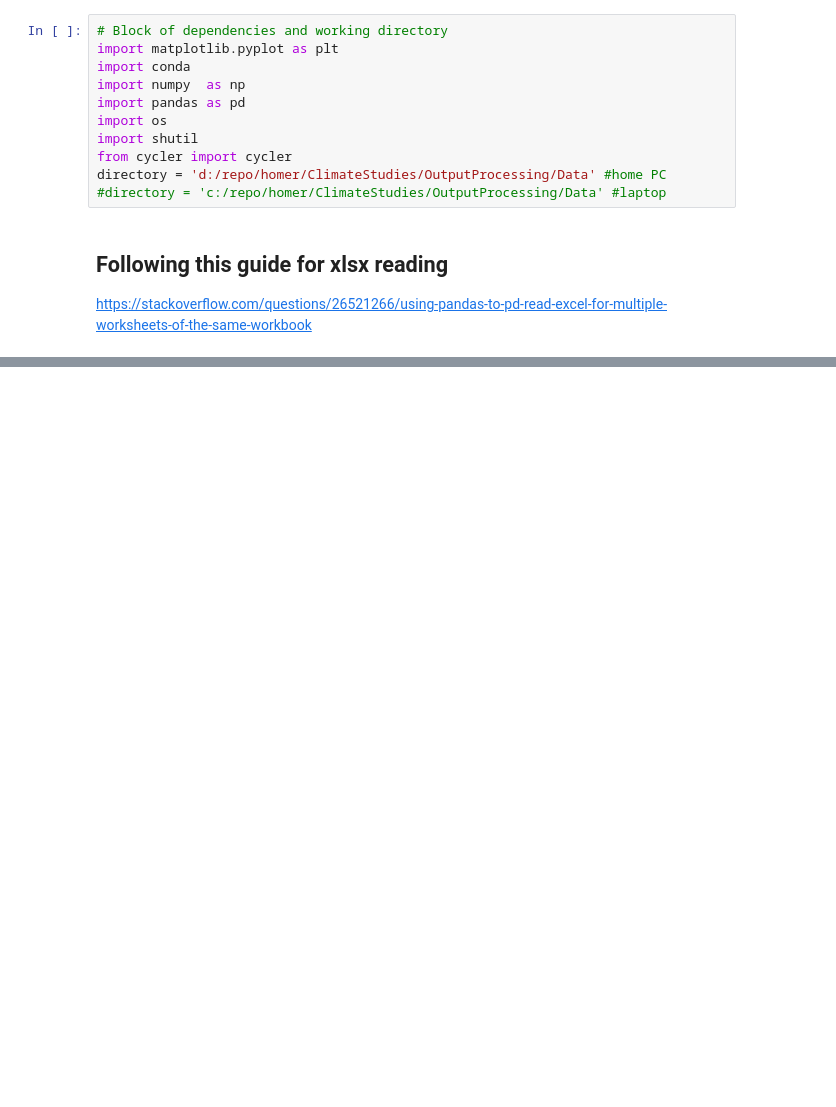
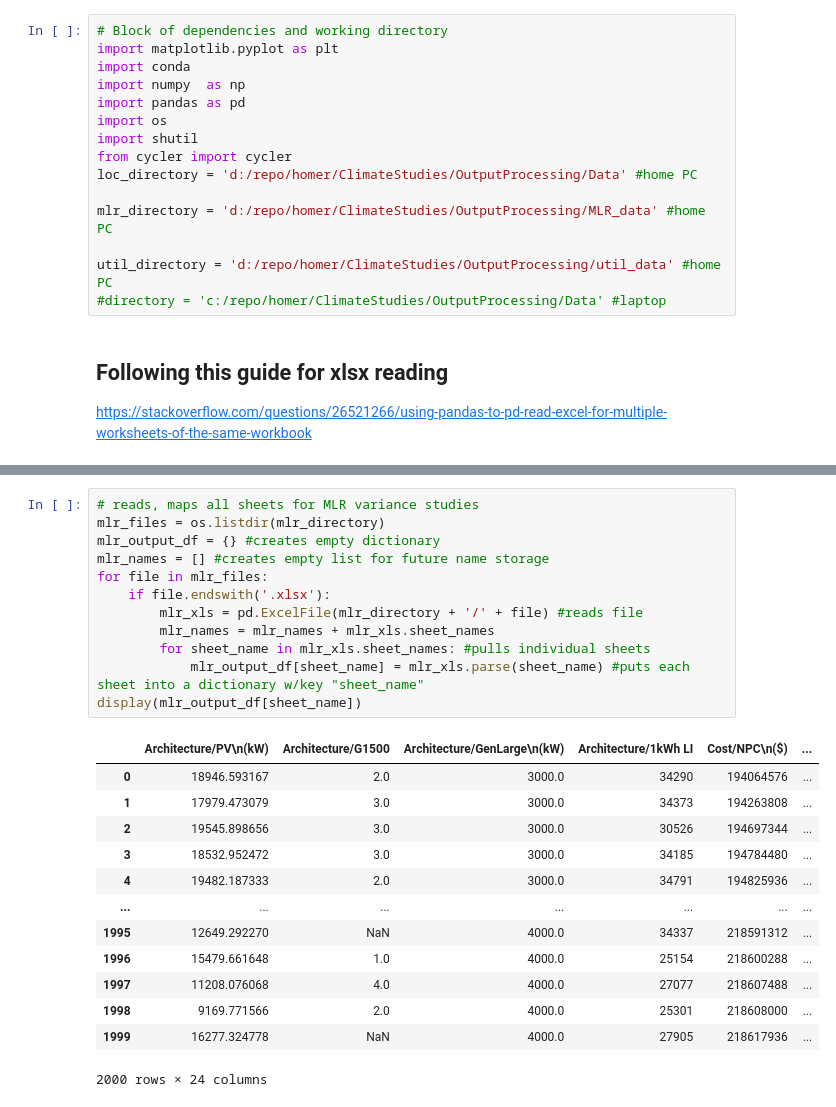
Before and after one commit to uw-reti/homer, a Jupyter notebook: ClimateStudies/OutputProcessing/HOMERDataProcessor.ipynb, the cells around one changed output, grey strips where cells are left out. Cells and saved outputs as stored; diff of their text form; blank space fills up the shorter version.

```diff
--- a/ClimateStudies/OutputProcessing/HOMERDataProcessor.ipynb
+++ b/ClimateStudies/OutputProcessing/HOMERDataProcessor.ipynb
@@ -30,7 +30,11 @@ import pandas as pd
 import os
 import shutil
 from cycler import cycler
-directory = 'd:/repo/homer/ClimateStudies/OutputProcessing/Data' #home PC
+loc_directory = 'd:/repo/homer/ClimateStudies/OutputProcessing/Data' #home PC
+
+mlr_directory = 'd:/repo/homer/ClimateStudies/OutputProcessing/MLR_data' #home PC
+
+util_directory = 'd:/repo/homer/ClimateStudies/OutputProcessing/util_data' #home PC
 #directory = 'c:/repo/homer/ClimateStudies/OutputProcessing/Data' #laptop
 # %% [markdown]
 ## Following this guide for xlsx reading
@@ -61,3 +65,29 @@ display(output_df[sheet_name])
 | 1998 | 11869.627970 | 7 | 4000.0 | 36720 | 313722048 | ... |
 | 1999 | 16187.109165 | 6 | 4000.0 | 34822 | 313723936 | ... |
 2000 rows × 24 columns
+# %%
+# reads, maps all sheets for MLR variance studies
+mlr_files = os.listdir(mlr_directory)
+mlr_output_df = {} #creates empty dictionary
+mlr_names = [] #creates empty list for future name storage
+for file in mlr_files:
+    if file.endswith('.xlsx'):
+        mlr_xls = pd.ExcelFile(mlr_directory + '/' + file) #reads file
+        mlr_names = mlr_names + mlr_xls.sheet_names
+        for sheet_name in mlr_xls.sheet_names: #pulls individual sheets
+            mlr_output_df[sheet_name] = mlr_xls.parse(sheet_name) #puts each sheet into a dictionary w/key "sheet_name"
+display(mlr_output_df[sheet_name])
+# %% [output]
+|  | Architecture/PV\n(kW) | Architecture/G1500 | Architecture/GenLarge\n(kW) | Architecture/1kWh LI | Cost/NPC\n($) | ... |
+| 0 | 18946.593167 | 2.0 | 3000.0 | 34290 | 194064576 | ... |
+| 1 | 17979.473079 | 3.0 | 3000.0 | 34373 | 194263808 | ... |
+| 2 | 19545.898656 | 3.0 | 3000.0 | 30526 | 194697344 | ... |
+| 3 | 18532.952472 | 3.0 | 3000.0 | 34185 | 194784480 | ... |
+| 4 | 19482.187333 | 2.0 | 3000.0 | 34791 | 194825936 | ... |
+| ... | ... | ... | ... | ... | ... | ... |
+| 1995 | 12649.292270 | NaN | 4000.0 | 34337 | 218591312 | ... |
+| 1996 | 15479.661648 | 1.0 | 4000.0 | 25154 | 218600288 | ... |
+| 1997 | 11208.076068 | 4.0 | 4000.0 | 27077 | 218607488 | ... |
+| 1998 | 9169.771566 | 2.0 | 4000.0 | 25301 | 218608000 | ... |
+| 1999 | 16277.324778 | NaN | 4000.0 | 27905 | 218617936 | ... |
+2000 rows × 24 columns
```
Also changed, not shown: parts of 8 cells of this notebook, 30 other files.
